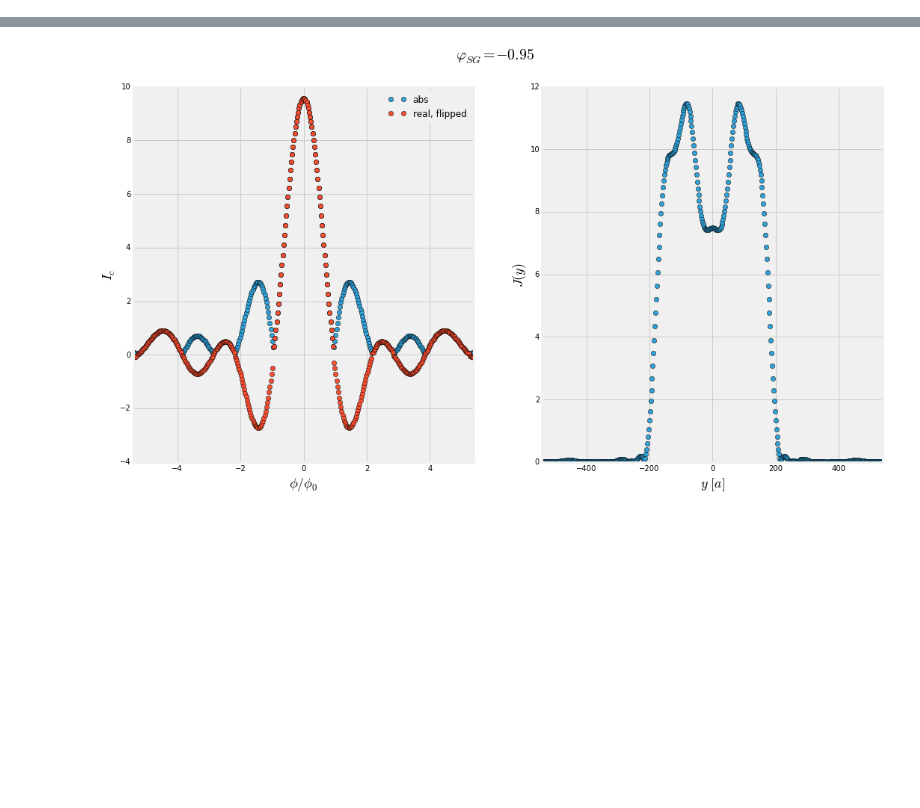
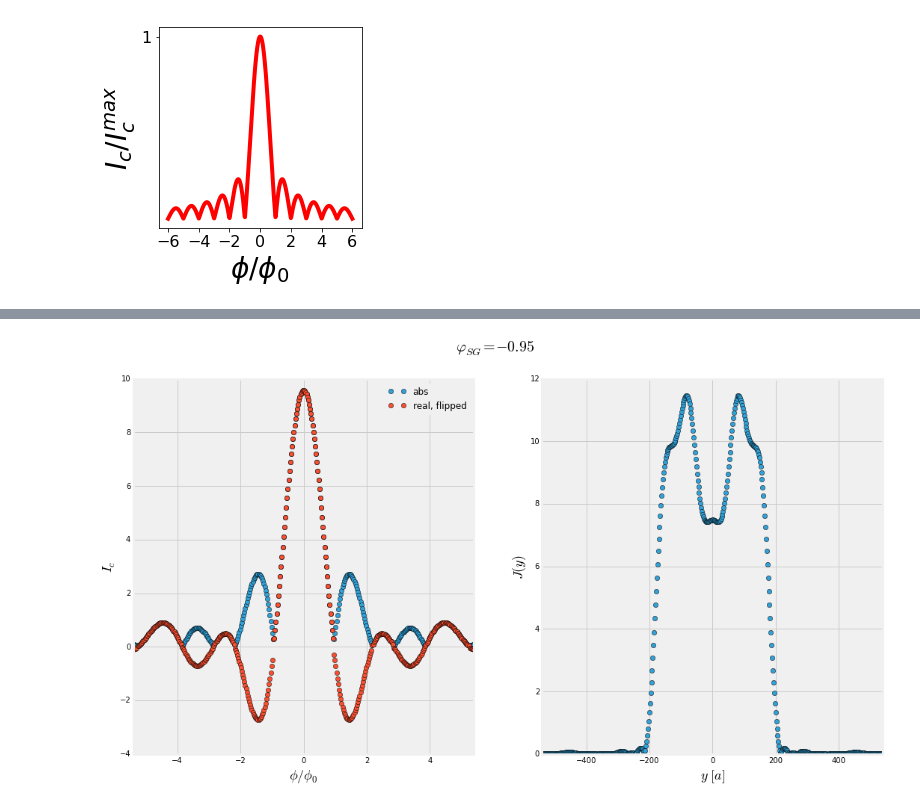
Before and after one commit to NeroCorleone/thesis, a Jupyter notebook: code/fourier-plots.ipynb, the cells around one changed output, grey strips where cells are left out. Drawn from its saved outputs; the diff is of its cells as text; code cells hidden in the pictures; blank space fills up the shorter version.

```diff
--- a/code/fourier-plots.ipynb
+++ b/code/fourier-plots.ipynb
@@ -110,0 +140,18 @@ sorted(zip(phi_sg_values, dirnames))
+# %%
+phi = np.linspace(-10, 10, 1000)
+ic = np.abs(np.sinc(phi))
+fig2, ax2 = plt.subplots(figsize=(10/2.54, 10/2.54))
+ax2.plot(phi[200:-200], ic[200:-200], color='r', linewidth=4)
+ax2.set_xlabel(r'$\phi / \phi_0 $', fontsize=28)
+ax2.set_ylabel(r'$I_c/I_c^{max}$', fontsize=28)
+ax2.set_xticks([-6, -4, -2, 0, 2, 4, 6,])
+ax2.set_yticks([1])
+for tick in ax2.xaxis.get_major_ticks():
+    tick.label.set_fontsize(16)
+for tick in ax2.yaxis.get_major_ticks():
+    tick.label.set_fontsize(16)
+
+fig2.tight_layout()
+fig2.savefig('ic.png')
+# %% [output]
+[figure, added]
```
Also changed, not shown: parts of 9 cells of this notebook, 18 other files.
